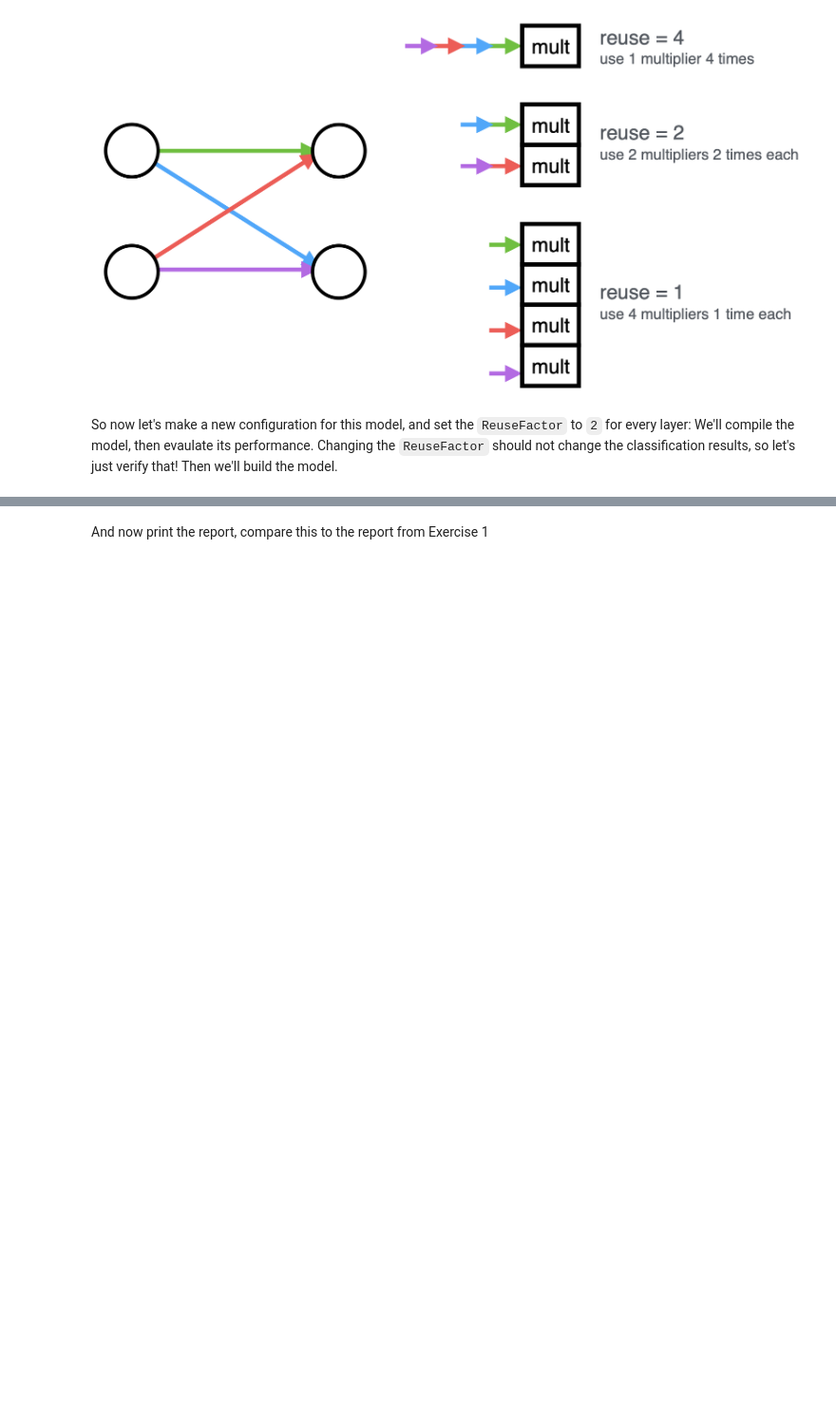
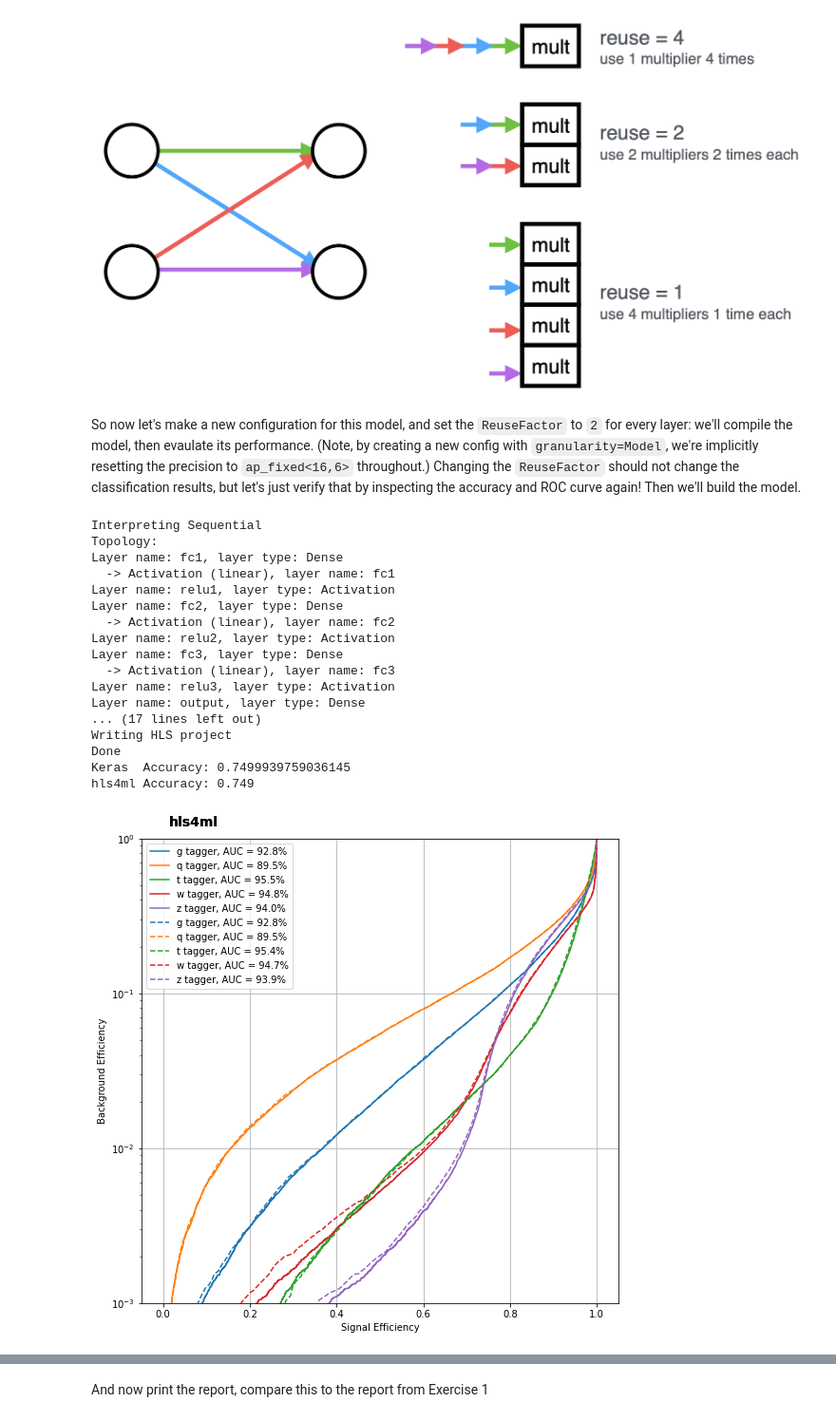
Before and after one commit to fastmachinelearning/hls4ml-tutorial, a Jupyter notebook: part2_advanced_config.ipynb, the cells around one changed output, grey strips where cells are left out. Shown at 95% size. Saved outputs shown, nothing was run; the diff lists cells and outputs as text; code cells hidden in the pictures; blank space fills up the shorter version.

```diff
--- a/part2_advanced_config.ipynb
+++ b/part2_advanced_config.ipynb
@@ -106,21 +244,43 @@ Recall that `ReuseFactor` is our mechanism for tuning the parallelism:
 ![reuse.png](attachment:reuse.png)
 # %% [markdown]
 So now let's make a new configuration for this model, and set the `ReuseFactor` to `2` for every layer:
-We'll compile the model, then evaulate its performance. Changing the `ReuseFactor` should not change the classification results, so let's just verify that!
+we'll compile the model, then evaulate its performance. (Note, by creating a new config with `granularity=Model`, we're implicitly resetting the precision to `ap_fixed<16,6>` throughout.) Changing the `ReuseFactor` should not change the classification results, but let's just verify that by inspecting the accuracy and ROC curve again!
 Then we'll build the model.
 # %%
 config = hls4ml.utils.config_from_keras_model(model, granularity='Model')
+print("-----------------------------------")
 print(config)
+print("-----------------------------------")
+# Set the ReuseFactor to 2 throughout
 config['Model']['ReuseFactor'] = 2
 hls_model = hls4ml.converters.convert_from_keras_model(model,
                                                        hls_config=config,
-                                                       output_dir='model_1/hls4ml_prj_3',
+                                                       output_dir='model_1/hls4ml_prj_2',
                                                        fpga_part='xcu250-figd2104-2L-e')
 hls_model.compile()
 y_hls = hls_model.predict(X_test)
 print("Keras  Accuracy: {}".format(accuracy_score(np.argmax(y_test, axis=1), np.argmax(y_keras, axis=1))))
 print("hls4ml Accuracy: {}".format(accuracy_score(np.argmax(y_test, axis=1), np.argmax(y_hls, axis=1))))
 plt.figure(figsize=(9, 9))
 _ = plotting.makeRoc(y_test, y_keras, classes)
 plt.gca().set_prop_cycle(None) # reset the colors
 _ = plotting.makeRoc(y_test, y_hls, classes, linestyle='--')
+# %% [output]
+Interpreting Sequential
+Topology:
+Layer name: fc1, layer type: Dense
+  -> Activation (linear), layer name: fc1
+Layer name: relu1, layer type: Activation
+Layer name: fc2, layer type: Dense
+  -> Activation (linear), layer name: fc2
+Layer name: relu2, layer type: Activation
+Layer name: fc3, layer type: Dense
+  -> Activation (linear), layer name: fc3
+Layer name: relu3, layer type: Activation
+Layer name: output, layer type: Dense
+... (17 lines left out)
+Writing HLS project
+Done
+Keras  Accuracy: 0.7499939759036145
+hls4ml Accuracy: 0.749
+[figure, added]
```
Also changed, not shown: parts of 28 cells of this notebook, 5 other files.
